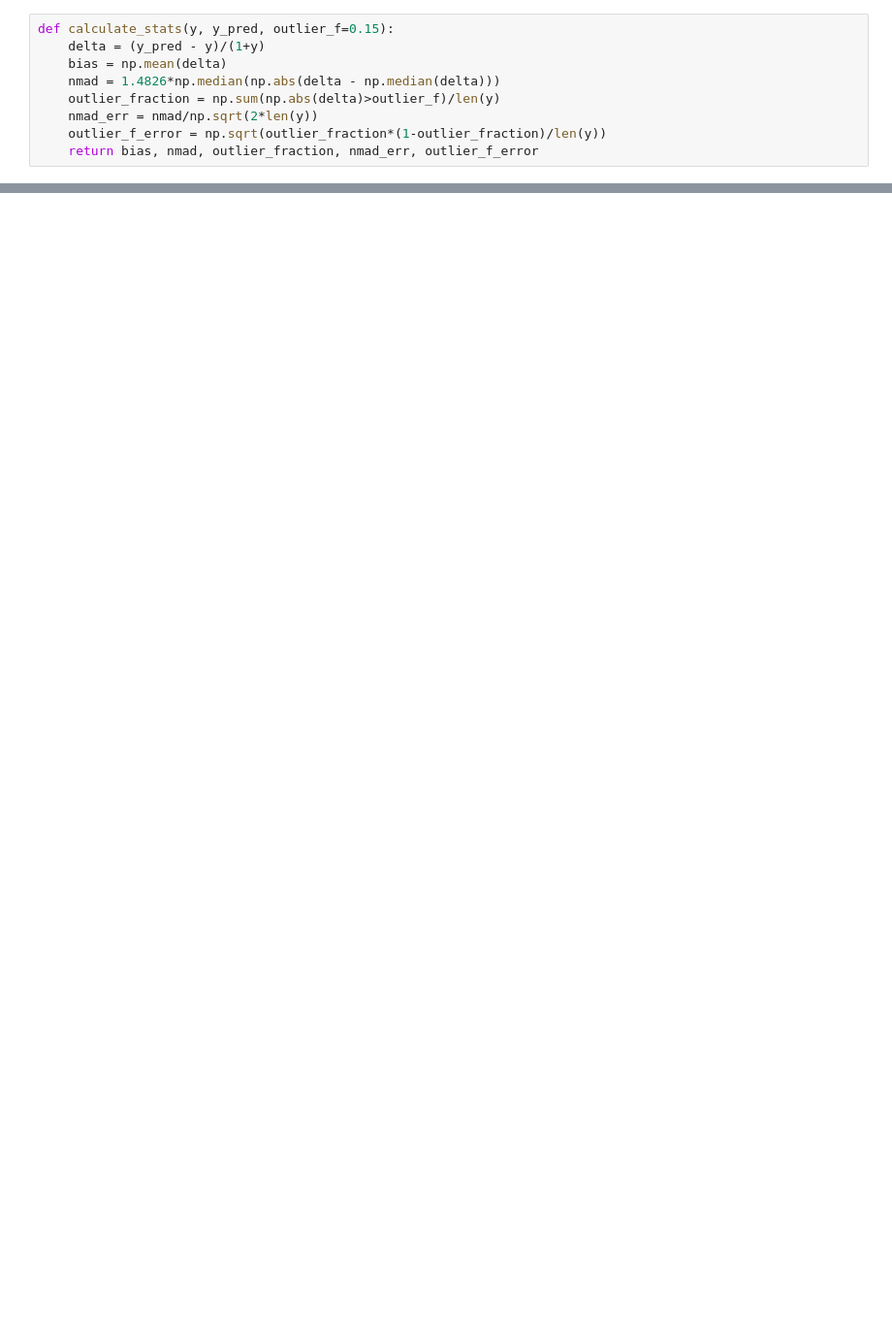
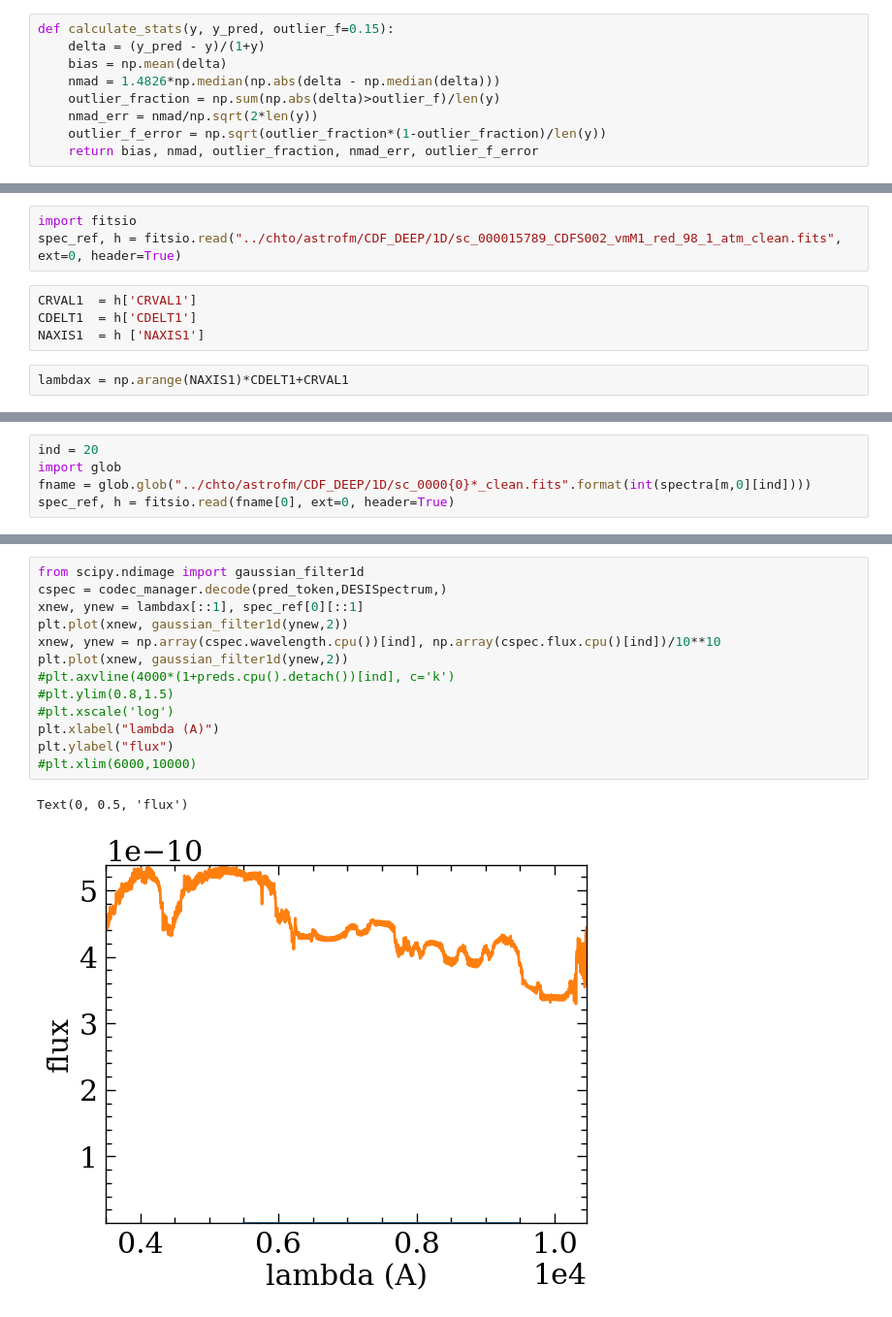
Before and after one commit to AstroFM-Foundation-Models-for-Science/astrofm, a Jupyter notebook: chto/second_attempt.ipynb, the cells around one changed output, grey strips where cells are left out. Shown at 97% size. Cells and saved outputs as stored; diff of their text form; blank space fills up the shorter version.

```diff
--- a/chto/second_attempt.ipynb
+++ b/chto/second_attempt.ipynb
@@ -358,0 +484,9 @@ plt.plot(test_file['ras'][:],test_file['decs'][:],",")
+# %%
+import fitsio
+spec_ref, h = fitsio.read("../chto/astrofm/CDF_DEEP/1D/sc_000015789_CDFS002_vmM1_red_98_1_atm_clean.fits", ext=0, header=True)
+# %%
+CRVAL1  = h['CRVAL1']
+CDELT1  = h['CDELT1']
+NAXIS1  = h ['NAXIS1']
+# %%
+lambdax = np.arange(NAXIS1)*CDELT1+CRVAL1
@@ -358,0 +501,5 @@ plt.plot(test_file['ras'][:],test_file['decs'][:],",")
+# %%
+ind = 20
+import glob
+fname = glob.glob("../chto/astrofm/CDF_DEEP/1D/sc_0000{0}*_clean.fits".format(int(spectra[m,0][ind])))
+spec_ref, h = fitsio.read(fname[0], ext=0, header=True)
@@ -358,0 +516,16 @@ plt.plot(test_file['ras'][:],test_file['decs'][:],",")
+# %%
+from scipy.ndimage import gaussian_filter1d
+cspec = codec_manager.decode(pred_token,DESISpectrum,)
+xnew, ynew = lambdax[::1], spec_ref[0][::1]
+plt.plot(xnew, gaussian_filter1d(ynew,2))
+xnew, ynew = np.array(cspec.wavelength.cpu())[ind], np.array(cspec.flux.cpu()[ind])/10**10
+plt.plot(xnew, gaussian_filter1d(ynew,2))
+#plt.axvline(4000*(1+preds.cpu().detach())[ind], c='k')
+#plt.ylim(0.8,1.5)
+#plt.xscale('log')
+plt.xlabel("lambda (A)")
+plt.ylabel("flux")
+#plt.xlim(6000,10000)
+# %% [output]
+Text(0, 0.5, 'flux')
+[figure, added]
```
Also changed, not shown: parts of 35 cells of this notebook, 1 other file.
